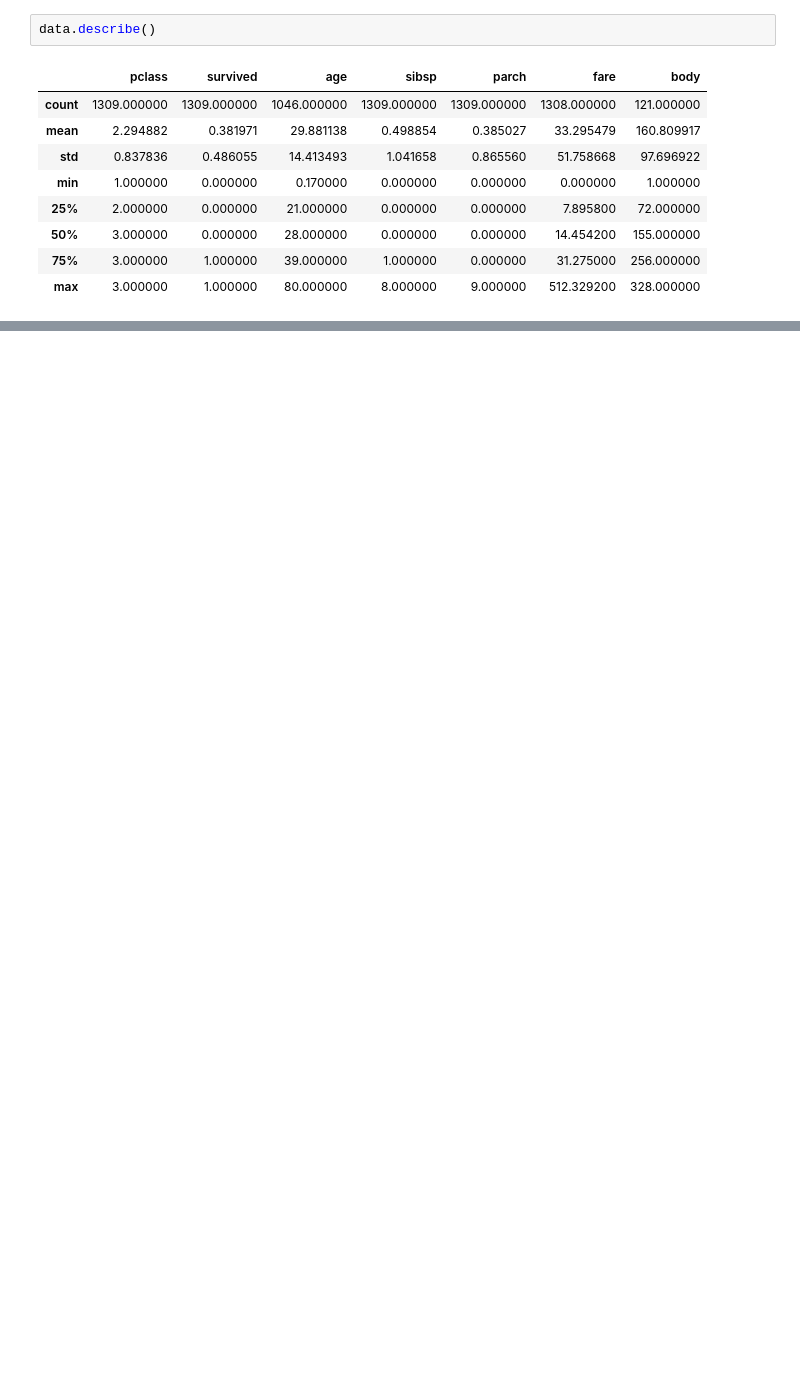
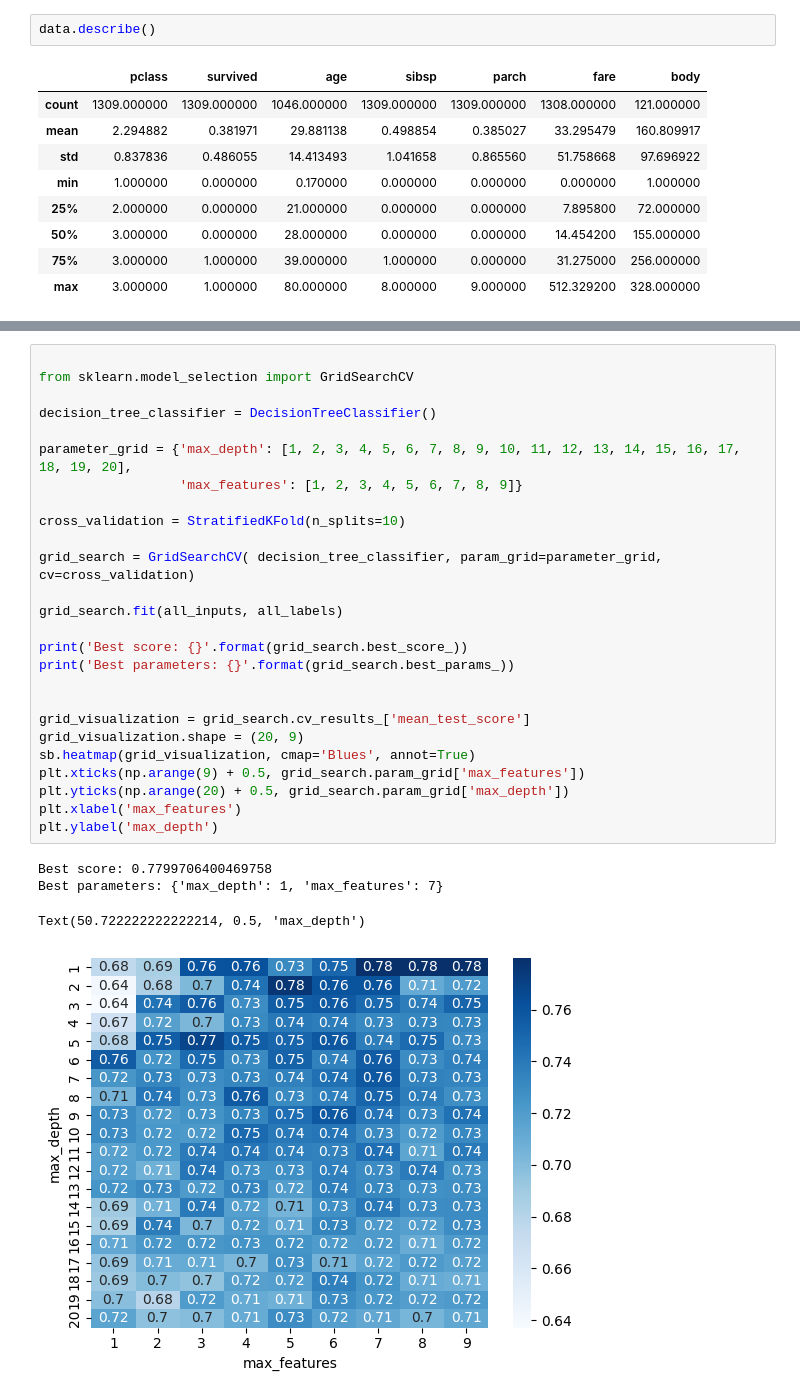
Before and after one commit to antoniooazevedo/titanic-dataset-analysis, a Jupyter notebook: analysis.ipynb, the cells around one changed output, grey strips where cells are left out. Saved outputs shown, nothing was run; the diff lists cells and outputs as text; blank space fills up the shorter version.

```diff
--- a/analysis.ipynb
+++ b/analysis.ipynb
@@ -43,0 +133,31 @@ sb.pairplot(class_survived, hue='survived', palette=sb.hls_palette(2))
+# %%
+
+from sklearn.model_selection import GridSearchCV
+
+decision_tree_classifier = DecisionTreeClassifier()
+
+parameter_grid = {'max_depth': [1, 2, 3, 4, 5, 6, 7, 8, 9, 10, 11, 12, 13, 14, 15, 16, 17, 18, 19, 20],
+                  'max_features': [1, 2, 3, 4, 5, 6, 7, 8, 9]}
+
+cross_validation = StratifiedKFold(n_splits=10)
+
+grid_search = GridSearchCV( decision_tree_classifier, param_grid=parameter_grid, cv=cross_validation)
+
+grid_search.fit(all_inputs, all_labels)
+
+print('Best score: {}'.format(grid_search.best_score_))
+print('Best parameters: {}'.format(grid_search.best_params_))
+
+
+grid_visualization = grid_search.cv_results_['mean_test_score']
+grid_visualization.shape = (20, 9)
+sb.heatmap(grid_visualization, cmap='Blues', annot=True)
+plt.xticks(np.arange(9) + 0.5, grid_search.param_grid['max_features'])
+plt.yticks(np.arange(20) + 0.5, grid_search.param_grid['max_depth'])
+plt.xlabel('max_features')
+plt.ylabel('max_depth')
+# %% [output]
+Best score: 0.7799706400469758
+Best parameters: {'max_depth': 1, 'max_features': 7}
+Text(50.722222222222214, 0.5, 'max_depth')
+[figure, added]
```
Also changed, not shown: parts of 7 cells of this notebook.
